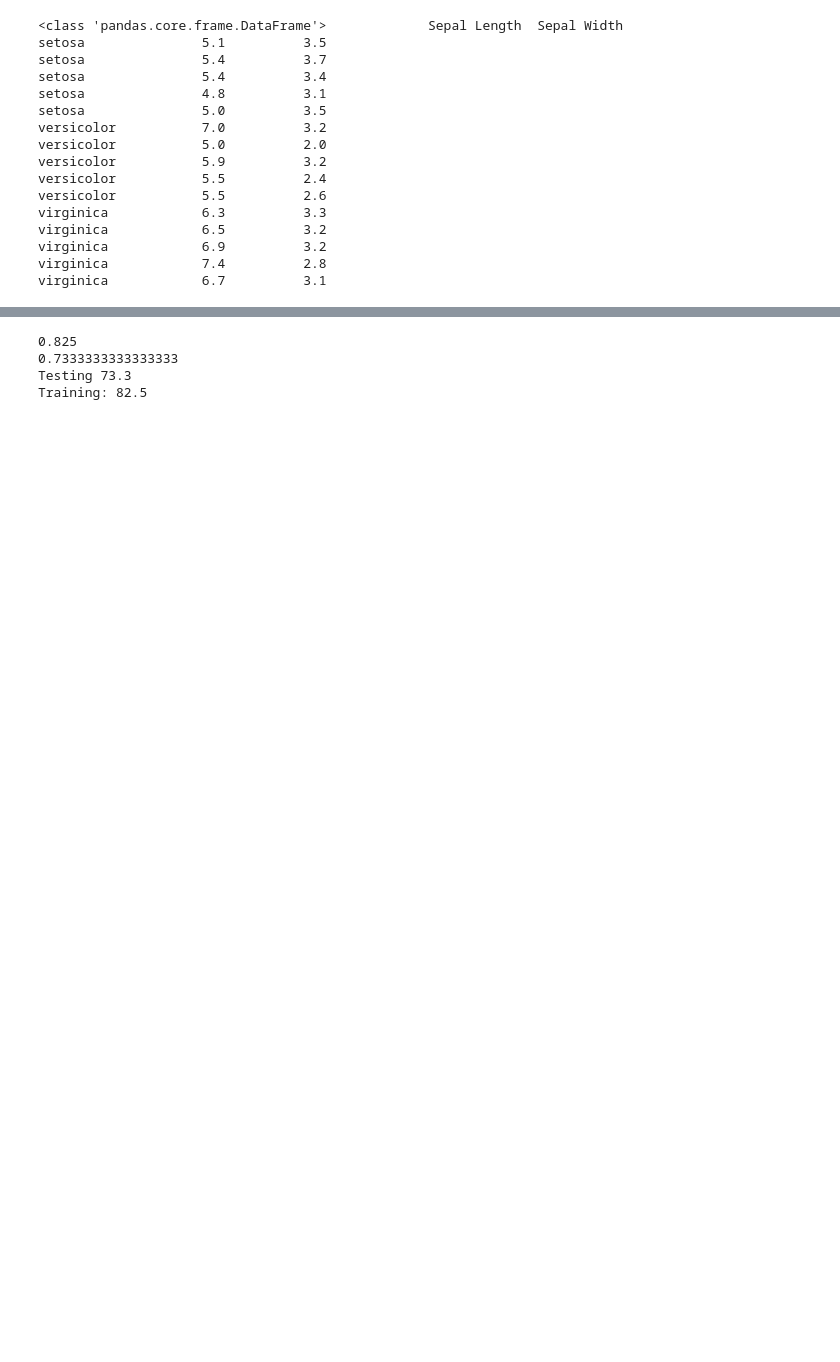
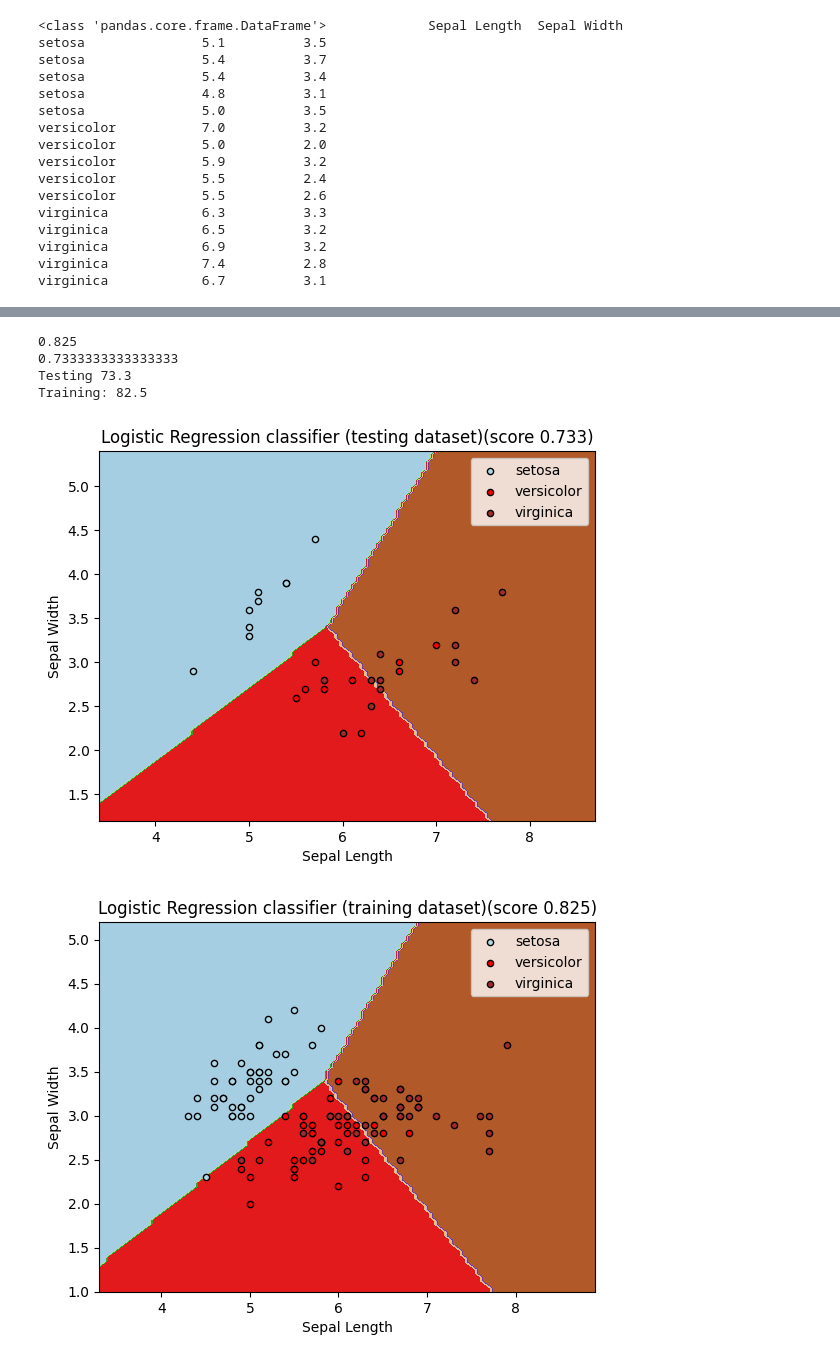
Before and after one commit to BVasquez07/Intro_to_ML_assignments, a Jupyter notebook: Vasquez_Brandon_AS03.ipynb, the cells around one changed output, grey strips where cells are left out. Drawn from its saved outputs; the diff is of its cells as text; code cells hidden in the pictures; blank space fills up the shorter version.

```diff
--- a/Vasquez_Brandon_AS03.ipynb
+++ b/Vasquez_Brandon_AS03.ipynb
@@ -161,14 +206,18 @@ Training: 55.800000000000004
 # %%
-logist_clf = LogisticRegression(penalty='l2', solver='newton-cg', random_state=0)
-logist_clf = logist_clf.fit(X_train, y_train)
+logist_clf = LogisticRegression(penalty='l2', solver='newton-cg', random_state=7).fit(X_train, y_train)
 
 print(accuracy_score(y_train, logist_clf.predict(X_train)))
 print(accuracy_score(y_test, logist_clf.predict(X_test)))
 print(f'Testing {round(logist_clf.score(X_test, y_test), 3) * 100}\nTraining: {round(logist_clf.score(X_train, y_train), 3) * 100}')
 
-addScore('Logistic Regression', round(logist_clf.score(X_test, y_test), 3), round(logist_clf.score(X_train, y_train), 3) * 100)
+addScore('Logistic Regression', round(logist_clf.score(X_test, y_test), 3)* 100, round(logist_clf.score(X_train, y_train), 3) * 100)
+
+fit_and_plot_2d(logist_clf,  X_test, y_test, xlabel='Sepal Length', ylabel='Sepal Width', title='Logistic Regression classifier (testing dataset)') #plot with the decisionboundary class
+fit_and_plot_2d(logist_clf, X_train, y_train, xlabel='Sepal Length', ylabel='Sepal Width', title='Logistic Regression classifier (training dataset)')
 # %% [output]
 0.825
 0.7333333333333333
 Testing 73.3
 Training: 82.5
+[figure, added]
+[figure, added]
```
Also changed, not shown: parts of 21 cells of this notebook, 1 other file.
